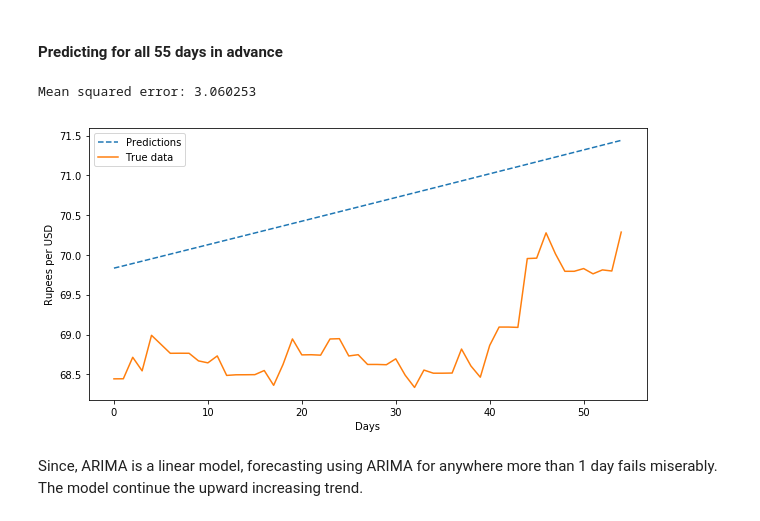
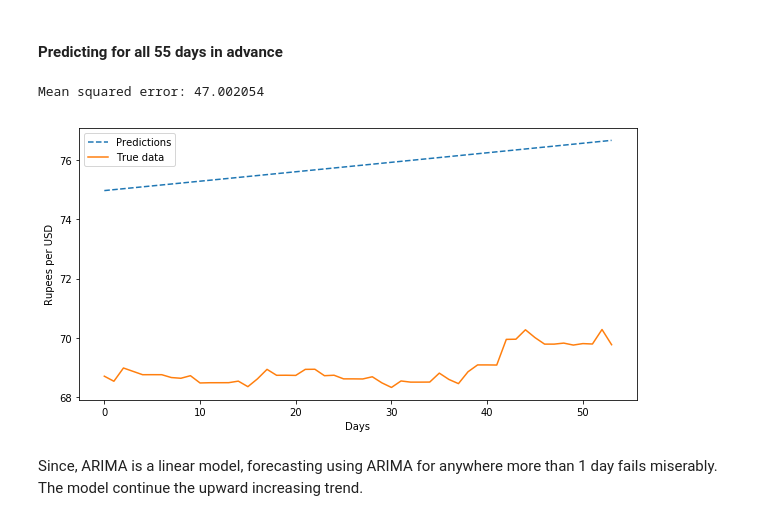
Before and after one commit to dkedar7/TimeSeriesAnalysis, a Jupyter notebook: Value of Currency/Exploratory Data Analysis.ipynb, the cells around one changed output. Cells and saved outputs as stored; diff of their text form; code cells hidden in the pictures.

```diff
--- a/Value of Currency/Exploratory Data Analysis.ipynb
+++ b/Value of Currency/Exploratory Data Analysis.ipynb
@@ -414,26 +451,27 @@ Model predicts value will be 70.246574 tomorrow.
 # %%
 train_list = [x for x in train]
 predictions = []
 
 for t in range(len(test)):
     model = ARIMA(np.array(train),order=(1,1,0))
     fit = model.fit()
     forecast = float(fit.forecast()[0])
     predictions.append(forecast)
     train.append(float(forecast))
 
+predictions = fit.forecast(len(test))[0]
 plt.plot(np.exp(predictions),'--',label='Predictions')
 plt.plot(np.exp(test),label='True data')
 #plt.plot(np.exp(full_predictions),label='Full prediction')
 plt.ylabel('Rupees per USD')
 plt.xlabel('Days')
 plt.legend()
 plt.plot()
 
 print ('Mean squared error: {0:3f}'.format(MSE(np.exp(test),np.exp(predictions))))
 # %% [output]
-Mean squared error: 3.060253
+Mean squared error: 47.002054
-[figure, old version]
+[figure, new version]
 # %% [markdown]
 Since, ARIMA is a linear model, forecasting using ARIMA for anywhere more than 1 day fails miserably.
 The model continue the upward increasing trend.
```
Also changed, not shown: parts of 39 cells of this notebook.
